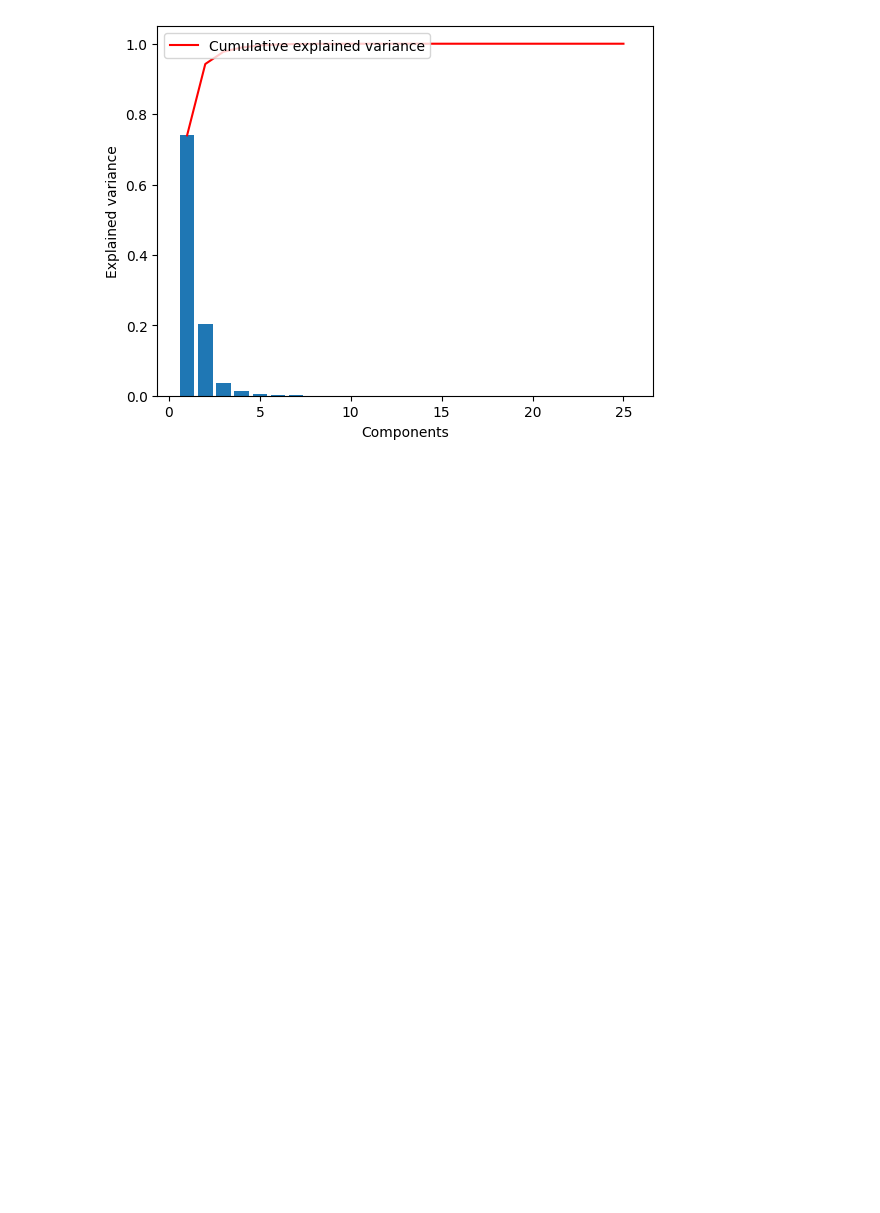
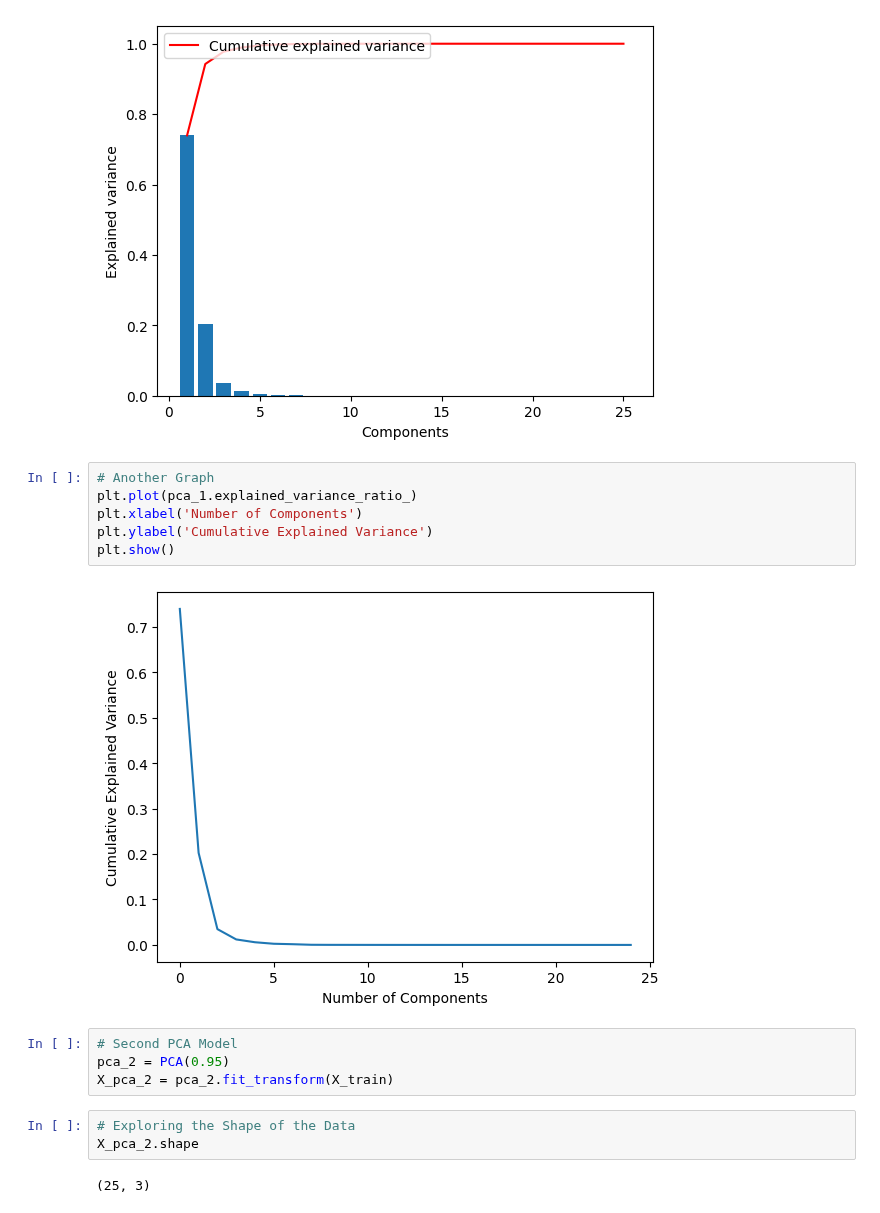
Before and after one commit to NathanCheonis05/machine-learning-education, a Jupyter notebook: pca_implementation.ipynb, the cells around one changed output. Drawn from its saved outputs; the diff is of its cells as text; blank space fills up the shorter version.

Commit message:
Update pca_implementation.ipynb
I made a few models of PCA to test it out.

```diff
--- a/pca_implementation.ipynb
+++ b/pca_implementation.ipynb
@@ -98,3 +98,20 @@ plt.legend(loc='upper left')
 plt.show()
 # %% [output]
 [figure]
+# %%
+# Another Graph
+plt.plot(pca_1.explained_variance_ratio_)
+plt.xlabel('Number of Components')
+plt.ylabel('Cumulative Explained Variance')
+plt.show()
+# %% [output]
+[figure, added]
+# %%
+# Second PCA Model
+pca_2 = PCA(0.95)
+X_pca_2 = pca_2.fit_transform(X_train)
+# %%
+# Exploring the Shape of the Data
+X_pca_2.shape
+# %% [output]
+(25, 3)
```
Also changed, not shown: parts of 5 cells of this notebook.
